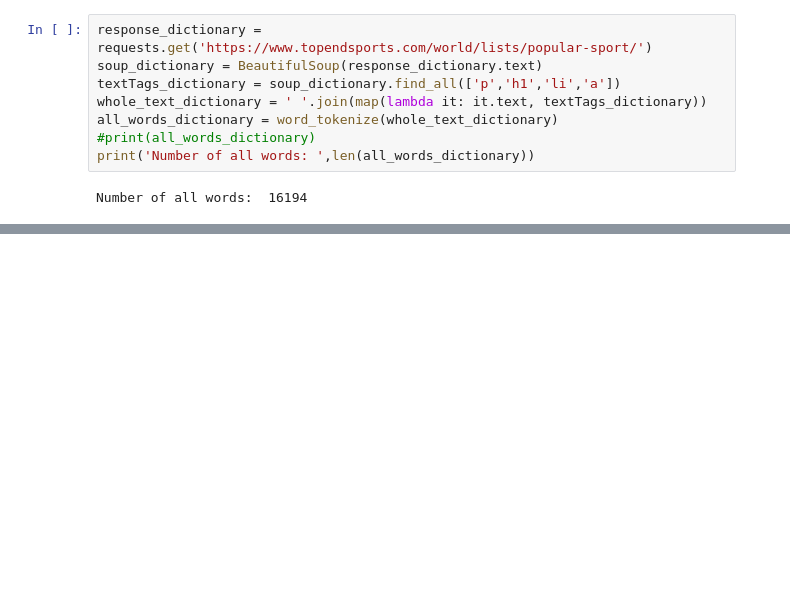
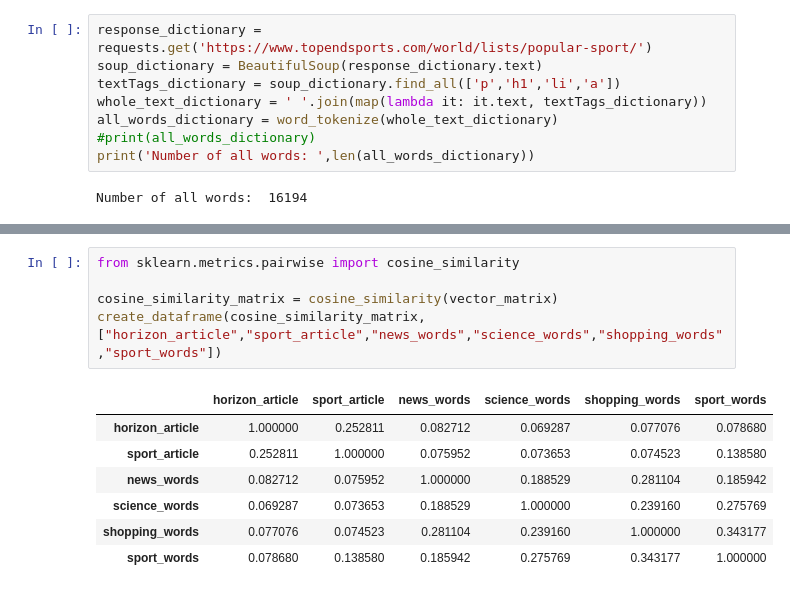
Before and after one commit to Elizav555/Data_Mining, a Jupyter notebook: Distances/Distances.ipynb, the cells around one changed output, grey strips where cells are left out. Saved outputs shown, nothing was run; the diff lists cells and outputs as text; blank space fills up the shorter version.

```diff
--- a/Distances/Distances.ipynb
+++ b/Distances/Distances.ipynb
@@ -162,0 +205,13 @@ Topic:  Sport , Shared:  487 , Total:  5722 , Distance:  0.08511010136315973
+# %%
+from sklearn.metrics.pairwise import cosine_similarity
+
+cosine_similarity_matrix = cosine_similarity(vector_matrix)
+create_dataframe(cosine_similarity_matrix,["horizon_article","sport_article","news_words","science_words","shopping_words","sport_words"])
+# %% [output]
+|  | horizon_article | sport_article | news_words | science_words | shopping_words | sport_words |
+| horizon_article | 1.000000 | 0.252811 | 0.082712 | 0.069287 | 0.077076 | 0.078680 |
+| sport_article | 0.252811 | 1.000000 | 0.075952 | 0.073653 | 0.074523 | 0.138580 |
+| news_words | 0.082712 | 0.075952 | 1.000000 | 0.188529 | 0.281104 | 0.185942 |
+| science_words | 0.069287 | 0.073653 | 0.188529 | 1.000000 | 0.239160 | 0.275769 |
+| shopping_words | 0.077076 | 0.074523 | 0.281104 | 0.239160 | 1.000000 | 0.343177 |
+| sport_words | 0.078680 | 0.138580 | 0.185942 | 0.275769 | 0.343177 | 1.000000 |
```
Also changed, not shown: parts of 17 cells of this notebook.
